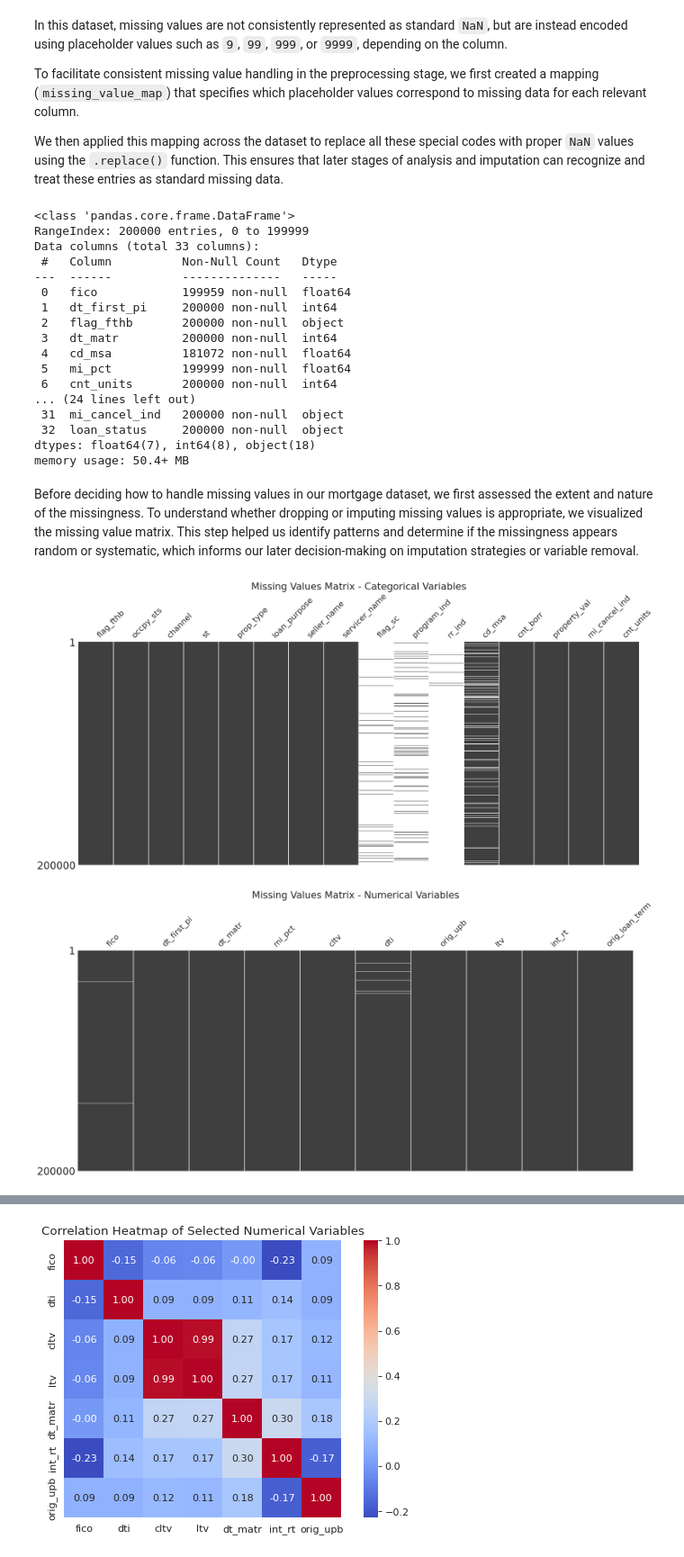
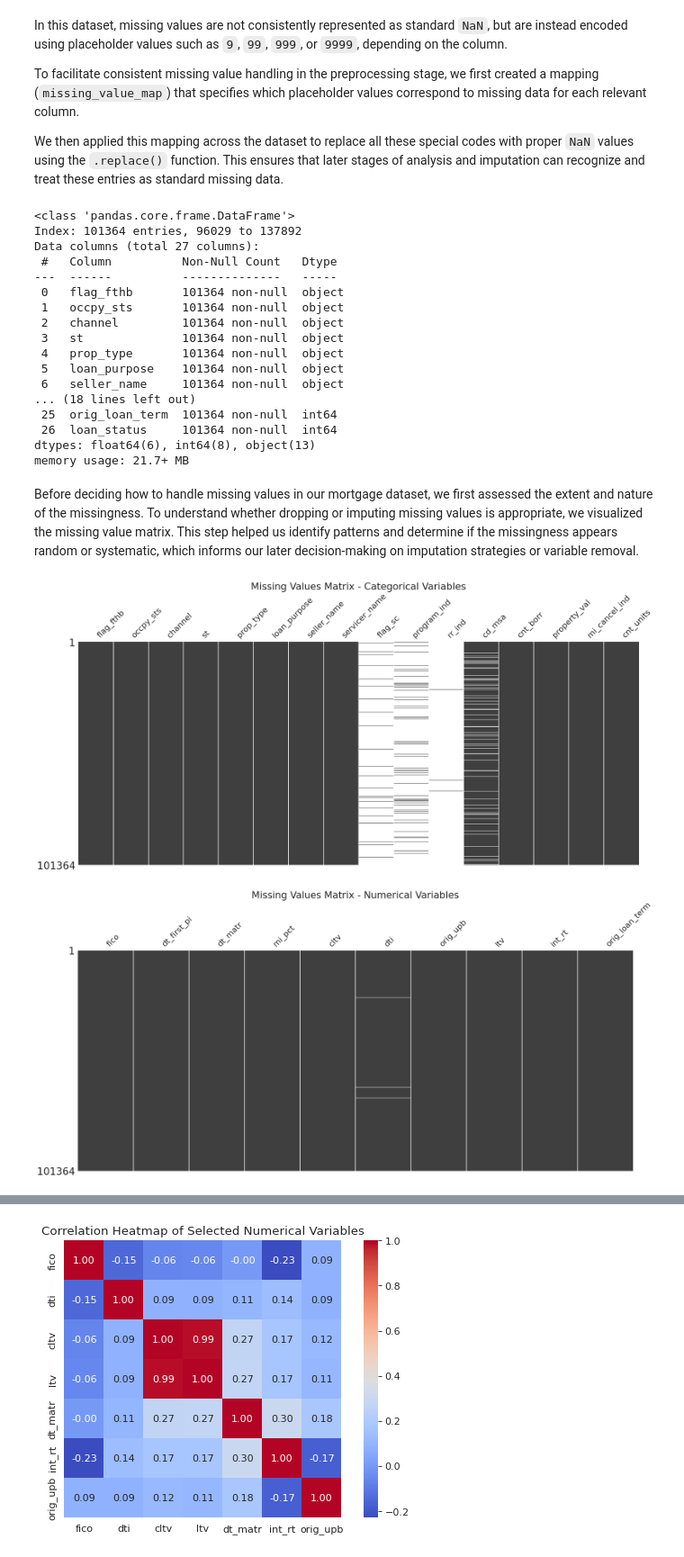
Before and after one commit to ormykingdown/MLP2, a Jupyter notebook: project2.ipynb, the cells around one changed output, grey strips where cells are left out. Shown at 90% size. Cells and saved outputs as stored; diff of their text form; code cells hidden in the pictures.

Commit message:
missing data

```diff
--- a/project2.ipynb
+++ b/project2.ipynb
@@ -225,58 +266,43 @@ missing_value_map = {
 
 # replace
 for col, missing_vals in missing_value_map.items():
-    d[col] = d[col].replace(missing_vals, np.nan)
+    eda_data[col] = eda_data[col].replace(missing_vals, np.nan)
 # %%
 # have a overview of dataset and missing value
-d.info(verbose=True)
+eda_data.info(verbose=True)
 # %% [output]
 <class 'pandas.core.frame.DataFrame'>
-RangeIndex: 200000 entries, 0 to 199999
-Data columns (total 33 columns):
+Index: 101364 entries, 96029 to 137892
+Data columns (total 27 columns):
  #   Column          Non-Null Count   Dtype
 ---  ------          --------------   -----
- 0   fico            199959 non-null  float64
- 1   dt_first_pi     200000 non-null  int64
- 2   flag_fthb       200000 non-null  object
- 3   dt_matr         200000 non-null  int64
- 4   cd_msa          181072 non-null  float64
- 5   mi_pct          199999 non-null  float64
- 6   cnt_units       200000 non-null  int64
-... (24 lines left out)
- 31  mi_cancel_ind   200000 non-null  object
- 32  loan_status     200000 non-null  object
-dtypes: float64(7), int64(8), object(18)
-memory usage: 50.4+ MB
+ 0   flag_fthb       101364 non-null  object
+ 1   occpy_sts       101364 non-null  object
+ 2   channel         101364 non-null  object
+ 3   st              101364 non-null  object
+ 4   prop_type       101364 non-null  object
+ 5   loan_purpose    101364 non-null  object
+ 6   seller_name     101364 non-null  object
+... (18 lines left out)
+ 25  orig_loan_term  101364 non-null  int64
+ 26  loan_status     101364 non-null  int64
+dtypes: float64(6), int64(8), object(13)
+memory usage: 21.7+ MB
 # %% [markdown]
 Before deciding how to handle missing values in our mortgage dataset, we first assessed the extent and nature of the missingness.
 To understand whether dropping or imputing missing values is appropriate, we visualized the missing value matrix. This step helped us identify patterns and determine if the missingness appears random or systematic, which informs our later decision-making on imputation strategies or variable removal.
 # %%
-# classify categorical and numerical varaiables
-categorical_columns = [
-    'flag_fthb', 'occpy_sts', 'channel', 'st',
-    'prop_type', 'loan_purpose', 'seller_name',
-    'servicer_name', 'flag_sc', 'program_ind', 'rr_ind',
-    'cd_msa', 'cnt_borr',
-    'property_val', 'mi_cancel_ind','cnt_units'
-]
-
-numerical_columns = [
-    'fico', 'dt_first_pi', 'dt_matr',  'mi_pct',
-     'cltv', 'dti', 'orig_upb', 'ltv',
-    'int_rt', 'orig_loan_term'
-]
-
 # Convert categorical columns to 'object' dtype for consistency
-d[categorical_columns] = d[categorical_columns].astype("object")
+eda_data[categorical_columns] = eda_data[categorical_columns].astype("object")
 
 # plot missing values
-msno.matrix(d[categorical_columns], fontsize=20, sparkline=False)
+msno.matrix(eda_data[categorical_columns], fontsize=20, sparkline=False)
 plt.title("Missing Values Matrix - Categorical Variables", fontsize = 24)
 plt.show()
 
-msno.matrix(d[numerical_columns], fontsize=20, sparkline=False)
+msno.matrix(eda_data[numerical_columns], fontsize=20, sparkline=False)
 plt.title("Missing Values Matrix - Numerical Variables", fontsize = 24)
 plt.show()
 # %% [output]
-[figure, old version]
+[figure, new version]
-[figure, old version]
+[figure, new version]
```
Also changed, not shown: parts of 13 cells of this notebook.
